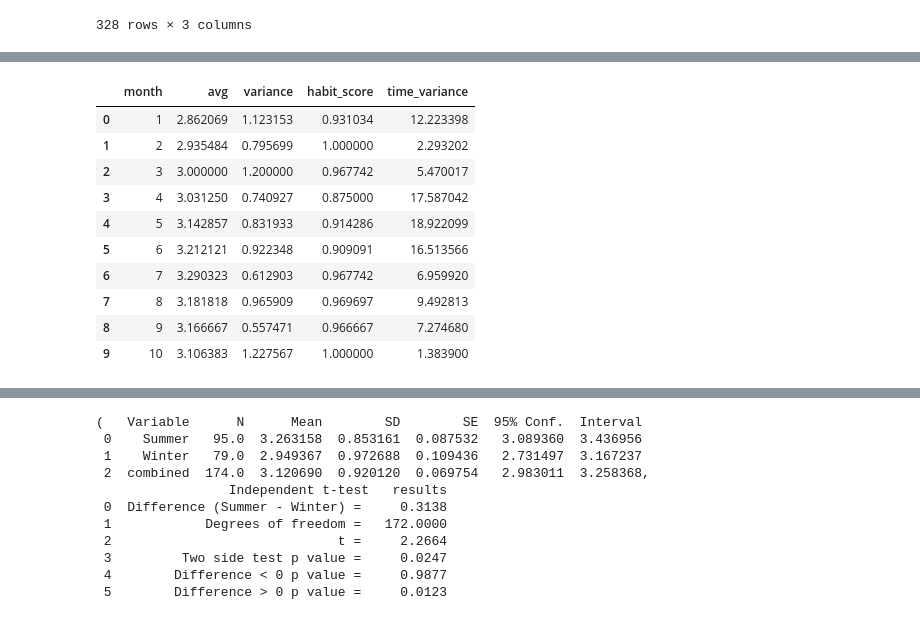
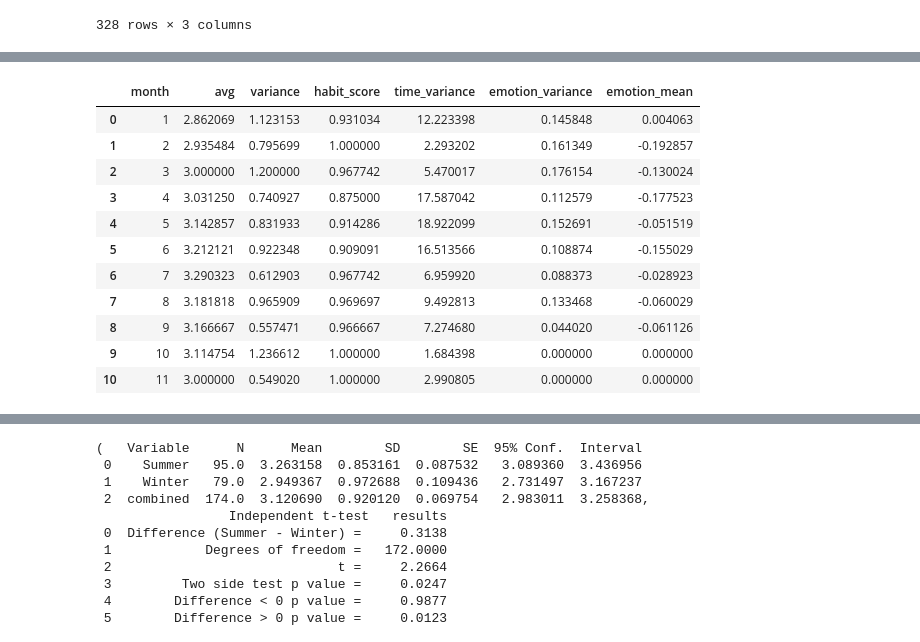
Before and after one commit to hainesdata/PersonalMHealthAnalysis, a Jupyter notebook: health.ipynb, the cells around one changed output, grey strips where cells are left out. Drawn from its saved outputs; the diff is of its cells as text; code cells hidden in the pictures.

```diff
--- a/health.ipynb
+++ b/health.ipynb
@@ -162,0 +164,12 @@ master
+# %%
+import numpy as np
+all_moods = []
+for x in master.emotions:
+    for y in x:
+        all_moods.append(y)
+(mood, ct) = np.unique(all_moods, return_counts=True)
+frequencies = np.asarray((mood, ct)).T
+freq_df = pd.DataFrame(frequencies, columns=['Emotion', 'Count'])
+freq_df = freq_df.convert_dtypes()
+freq_df.Count = freq_df.Count.astype('int')
+freq_df
@@ -162,0 +193,16 @@ master
+# %%
+# mood score
+(mood, score) = (frequencies[:,0],[-1,-1,1,-1,1,-1,1,1,1,-1,1,-1,-1,-1,-1])
+mood_scores = np.asarray((mood, score), dtype=object).T
+scores_dict = dict(list(map(tuple, mood_scores.reshape((15, 2)))))
+score = []
+for x in master.emotions:
+    if not x:
+        score.append(0)
+        continue
+    n = []
+    for y in x:
+        n.append(scores_dict[y])
+    score.append(sum(n)/len(n))
+master['emotion score'] = score
+master[0:5]
@@ -191,20 +246,23 @@ mood_weekly
 # %%
 mood_monthly = master.groupby('month')['mood'].mean().reset_index()
 mood_monthly['avg'] = mood_monthly.mood.copy()
 mood_monthly = mood_monthly.drop(columns=['mood'])
 mood_monthly['variance'] = master.groupby('month')['mood'].var().reset_index().mood
 mood_monthly['habit_score'] = master.groupby('month')['Taken'].mean().reset_index().Taken
 mood_monthly['time_variance'] = master.groupby('month')['TimeNumeric'].var().reset_index().TimeNumeric/10000000
+mood_monthly['emotion_variance'] = master.groupby('month')['emotion score'].var().reset_index()['emotion score']
+mood_monthly['emotion_mean'] = master.groupby('month')['emotion score'].mean().reset_index()['emotion score']
 mood_monthly
 # %% [output]
-|  | month | avg | variance | habit_score | time_variance |
-| 0 | 1 | 2.862069 | 1.123153 | 0.931034 | 12.223398 |
-| 1 | 2 | 2.935484 | 0.795699 | 1.000000 | 2.293202 |
-| 2 | 3 | 3.000000 | 1.200000 | 0.967742 | 5.470017 |
-| 3 | 4 | 3.031250 | 0.740927 | 0.875000 | 17.587042 |
-| 4 | 5 | 3.142857 | 0.831933 | 0.914286 | 18.922099 |
-| 5 | 6 | 3.212121 | 0.922348 | 0.909091 | 16.513566 |
-| 6 | 7 | 3.290323 | 0.612903 | 0.967742 | 6.959920 |
-| 7 | 8 | 3.181818 | 0.965909 | 0.969697 | 9.492813 |
-| 8 | 9 | 3.166667 | 0.557471 | 0.966667 | 7.274680 |
-| 9 | 10 | 3.106383 | 1.227567 | 1.000000 | 1.383900 |
+|  | month | avg | variance | habit_score | time_variance | emotion_variance | emotion_mean |
+| 0 | 1 | 2.862069 | 1.123153 | 0.931034 | 12.223398 | 0.145848 | 0.004063 |
+| 1 | 2 | 2.935484 | 0.795699 | 1.000000 | 2.293202 | 0.161349 | -0.192857 |
+| 2 | 3 | 3.000000 | 1.200000 | 0.967742 | 5.470017 | 0.176154 | -0.130024 |
+| 3 | 4 | 3.031250 | 0.740927 | 0.875000 | 17.587042 | 0.112579 | -0.177523 |
+| 4 | 5 | 3.142857 | 0.831933 | 0.914286 | 18.922099 | 0.152691 | -0.051519 |
+| 5 | 6 | 3.212121 | 0.922348 | 0.909091 | 16.513566 | 0.108874 | -0.155029 |
+| 6 | 7 | 3.290323 | 0.612903 | 0.967742 | 6.959920 | 0.088373 | -0.028923 |
+| 7 | 8 | 3.181818 | 0.965909 | 0.969697 | 9.492813 | 0.133468 | -0.060029 |
+| 8 | 9 | 3.166667 | 0.557471 | 0.966667 | 7.274680 | 0.044020 | -0.061126 |
+| 9 | 10 | 3.114754 | 1.236612 | 1.000000 | 1.684398 | 0.000000 | 0.000000 |
+| 10 | 11 | 3.000000 | 0.549020 | 1.000000 | 2.990805 | 0.000000 | 0.000000 |
```
Also changed, not shown: parts of 16 cells of this notebook.
